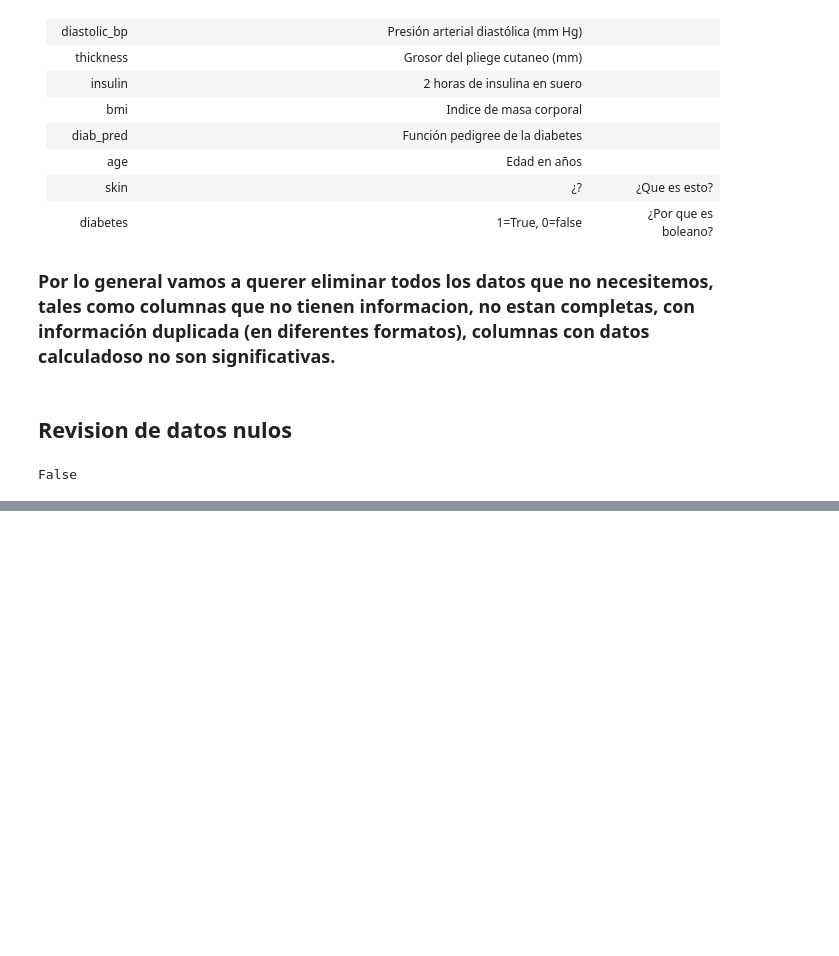
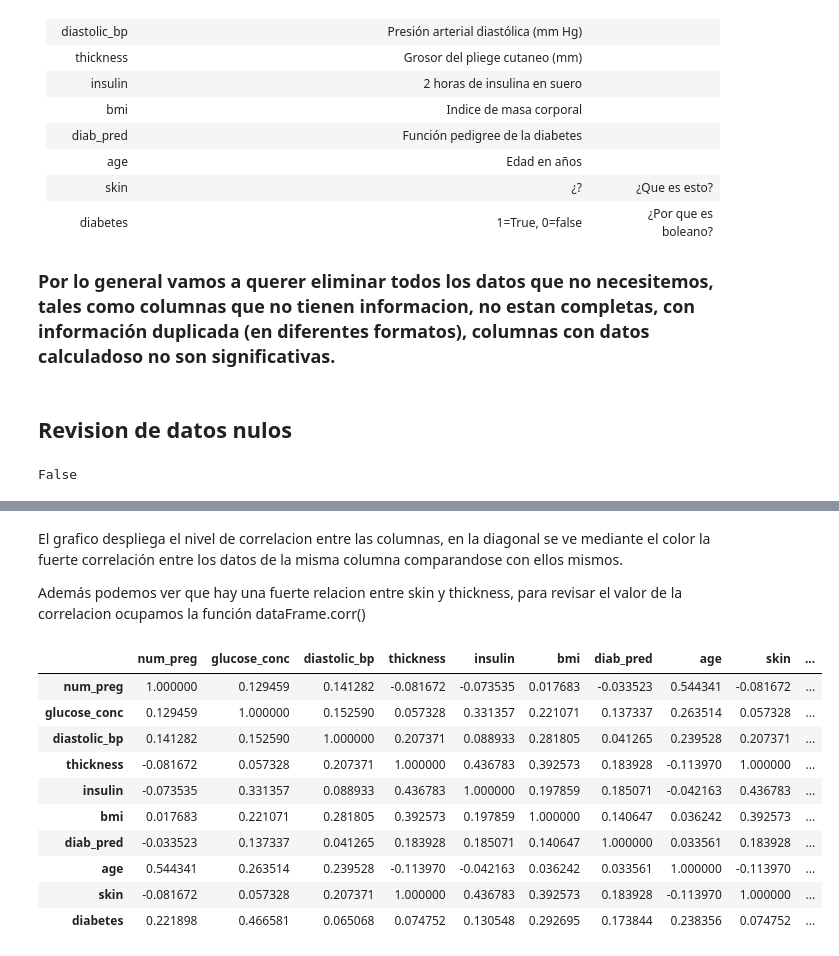
Before and after one commit to qnelo/anacondaTutorial, a Jupyter notebook: notebooks/Predicción de diabetes con datos PIMA.ipynb, the cells around one changed output, grey strips where cells are left out. Drawn from its saved outputs; the diff is of its cells as text; code cells hidden in the pictures; blank space fills up the shorter version.

```diff
--- a/notebooks/Predicción de diabetes con datos PIMA.ipynb
+++ b/notebooks/Predicción de diabetes con datos PIMA.ipynb
@@ -73,0 +116,18 @@ False
+# %% [markdown]
+El grafico despliega el nivel de correlacion entre las columnas, en la diagonal se ve mediante el color la fuerte correlación entre los datos de la misma columna comparandose con ellos mismos.
+
+Además podemos ver que hay una fuerte relacion entre skin y thickness, para revisar el valor de la correlacion ocupamos la función dataFrame.corr()
+# %%
+dataFrame.corr()
+# %% [output]
+|  | num_preg | glucose_conc | diastolic_bp | thickness | insulin | bmi | diab_pred | age | skin | ... |
+| num_preg | 1.000000 | 0.129459 | 0.141282 | -0.081672 | -0.073535 | 0.017683 | -0.033523 | 0.544341 | -0.081672 | ... |
+| glucose_conc | 0.129459 | 1.000000 | 0.152590 | 0.057328 | 0.331357 | 0.221071 | 0.137337 | 0.263514 | 0.057328 | ... |
+| diastolic_bp | 0.141282 | 0.152590 | 1.000000 | 0.207371 | 0.088933 | 0.281805 | 0.041265 | 0.239528 | 0.207371 | ... |
+| thickness | -0.081672 | 0.057328 | 0.207371 | 1.000000 | 0.436783 | 0.392573 | 0.183928 | -0.113970 | 1.000000 | ... |
+| insulin | -0.073535 | 0.331357 | 0.088933 | 0.436783 | 1.000000 | 0.197859 | 0.185071 | -0.042163 | 0.436783 | ... |
+| bmi | 0.017683 | 0.221071 | 0.281805 | 0.392573 | 0.197859 | 1.000000 | 0.140647 | 0.036242 | 0.392573 | ... |
+| diab_pred | -0.033523 | 0.137337 | 0.041265 | 0.183928 | 0.185071 | 0.140647 | 1.000000 | 0.033561 | 0.183928 | ... |
+| age | 0.544341 | 0.263514 | 0.239528 | -0.113970 | -0.042163 | 0.036242 | 0.033561 | 1.000000 | -0.113970 | ... |
+| skin | -0.081672 | 0.057328 | 0.207371 | 1.000000 | 0.436783 | 0.392573 | 0.183928 | -0.113970 | 1.000000 | ... |
+| diabetes | 0.221898 | 0.466581 | 0.065068 | 0.074752 | 0.130548 | 0.292695 | 0.173844 | 0.238356 | 0.074752 | ... |
```
Also changed, not shown: parts of 14 cells of this notebook, 1 other file.
